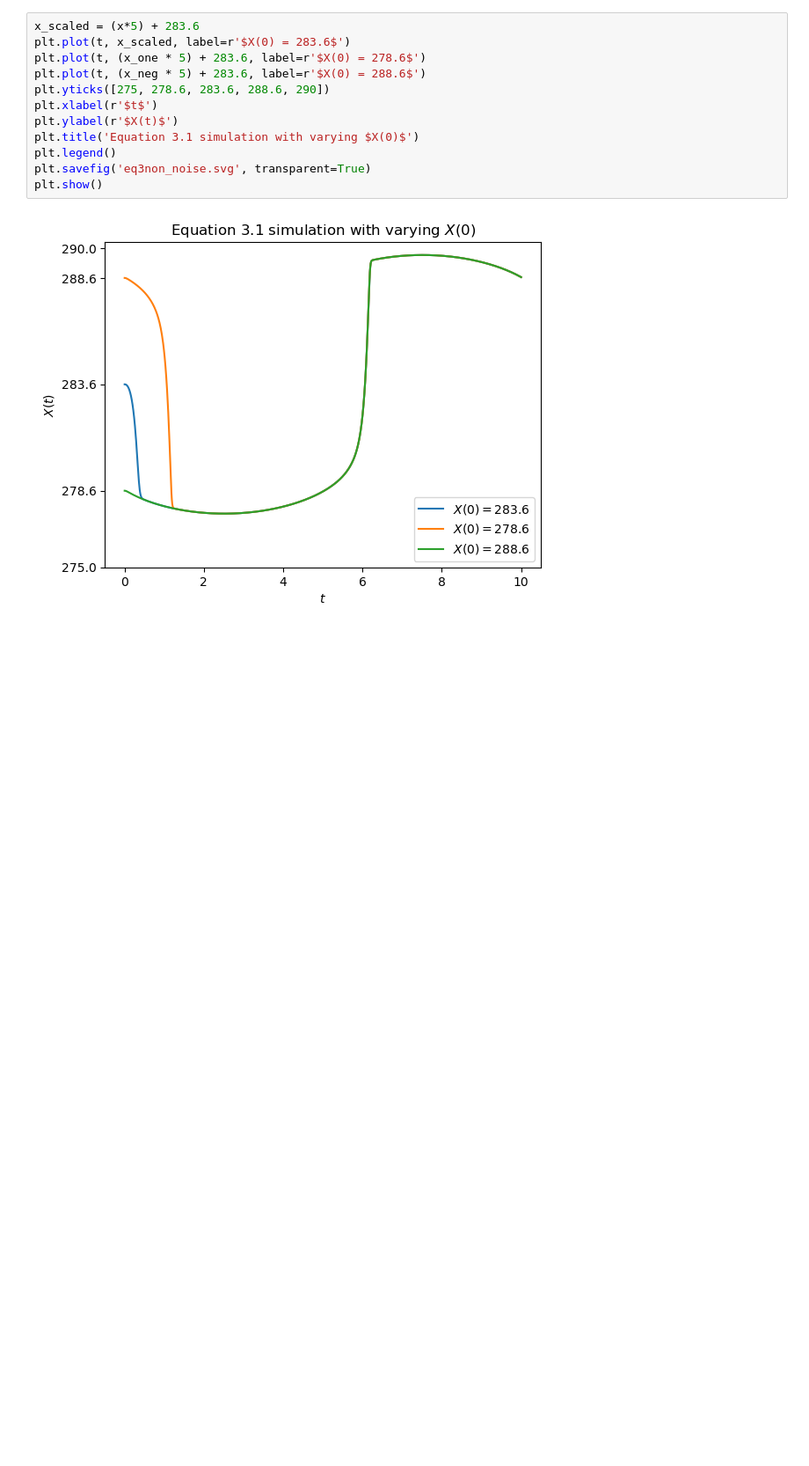
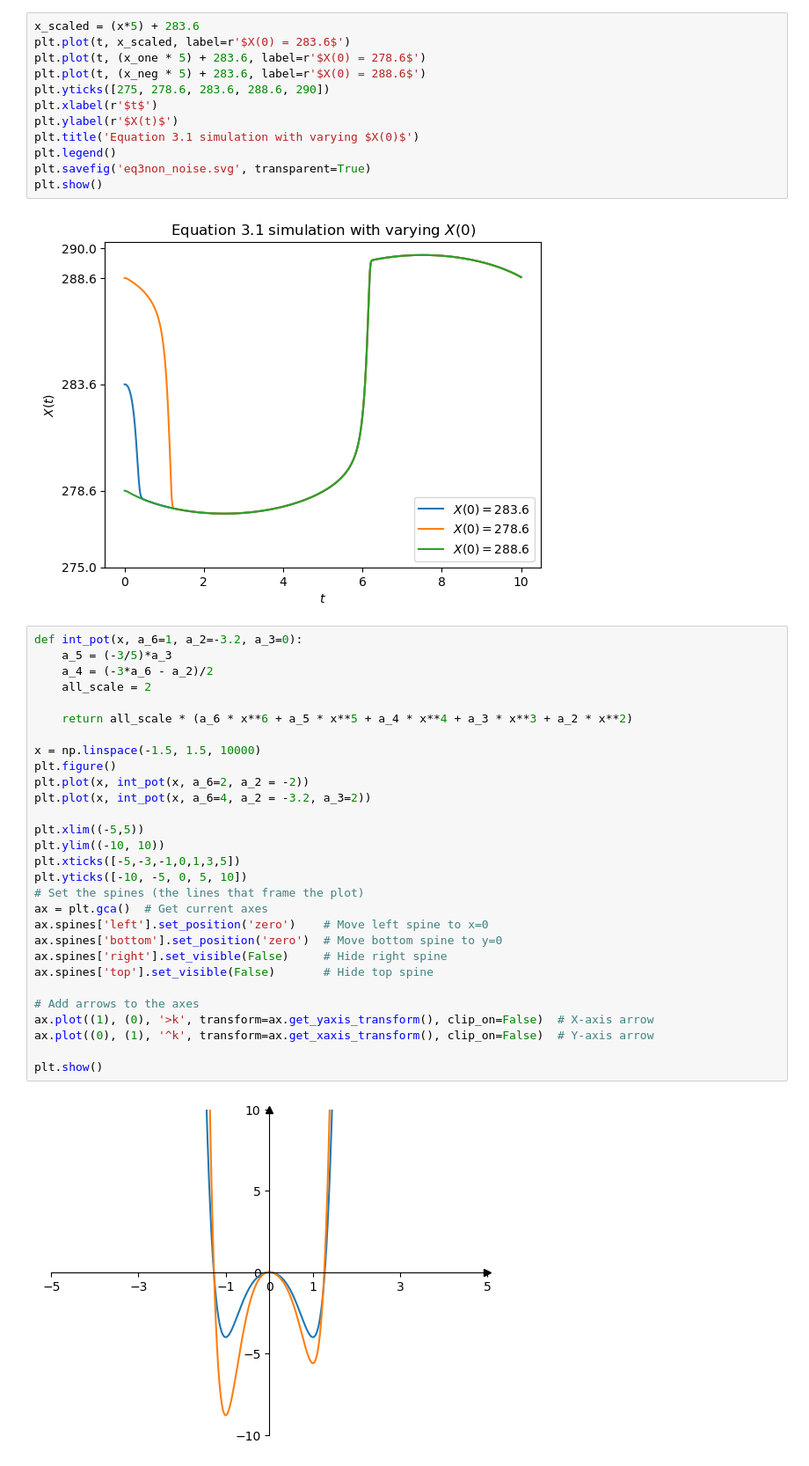
Before and after one commit to abhirao-03/stochastic-resonance, a Jupyter notebook: quick_test.ipynb, the cells around one changed output. Shown: that part at 88% size. Saved outputs shown, nothing was run; the diff lists cells and outputs as text; blank space fills up the shorter version.

Commit message:
creating more figures

```diff
--- a/quick_test.ipynb
+++ b/quick_test.ipynb
@@ -40,3 +40,34 @@ plt.savefig('eq3non_noise.svg', transparent=True)
 plt.show()
 # %% [output]
 [figure]
+# %%
+def int_pot(x, a_6=1, a_2=-3.2, a_3=0):
+    a_5 = (-3/5)*a_3
+    a_4 = (-3*a_6 - a_2)/2
+    all_scale = 2
+
+    return all_scale * (a_6 * x**6 + a_5 * x**5 + a_4 * x**4 + a_3 * x**3 + a_2 * x**2)
+
+x = np.linspace(-1.5, 1.5, 10000)
+plt.figure()
+plt.plot(x, int_pot(x, a_6=2, a_2 = -2))
+plt.plot(x, int_pot(x, a_6=4, a_2 = -3.2, a_3=2))
+
+plt.xlim((-5,5))
+plt.ylim((-10, 10))
+plt.xticks([-5,-3,-1,0,1,3,5])
+plt.yticks([-10, -5, 0, 5, 10])
+# Set the spines (the lines that frame the plot)
+ax = plt.gca()  # Get current axes
+ax.spines['left'].set_position('zero')    # Move left spine to x=0
+ax.spines['bottom'].set_position('zero')  # Move bottom spine to y=0
+ax.spines['right'].set_visible(False)     # Hide right spine
+ax.spines['top'].set_visible(False)       # Hide top spine
+
+# Add arrows to the axes
+ax.plot((1), (0), '>k', transform=ax.get_yaxis_transform(), clip_on=False)  # X-axis arrow
+ax.plot((0), (1), '^k', transform=ax.get_xaxis_transform(), clip_on=False)  # Y-axis arrow
+
+plt.show()
+# %% [output]
+[figure, added]
```
Also changed, not shown: parts of 1 cell of this notebook, 1 other file.
